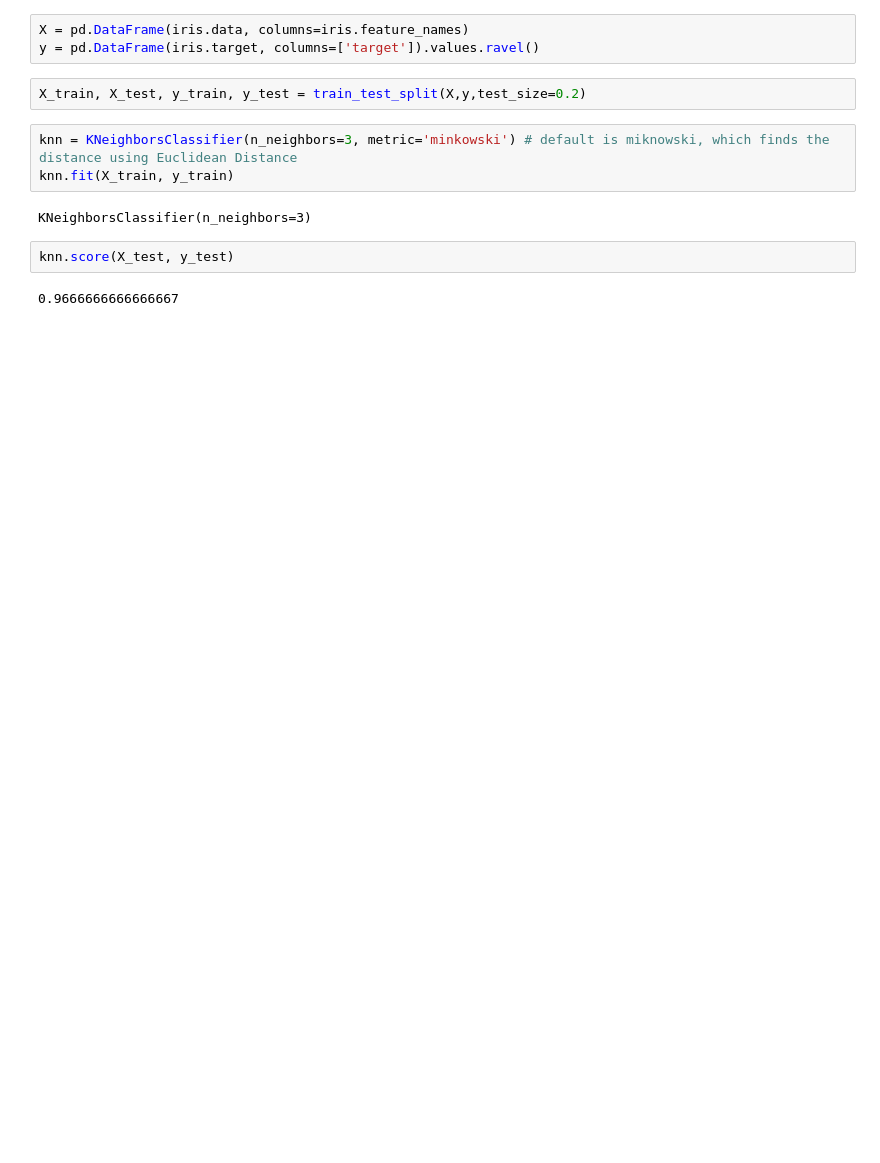
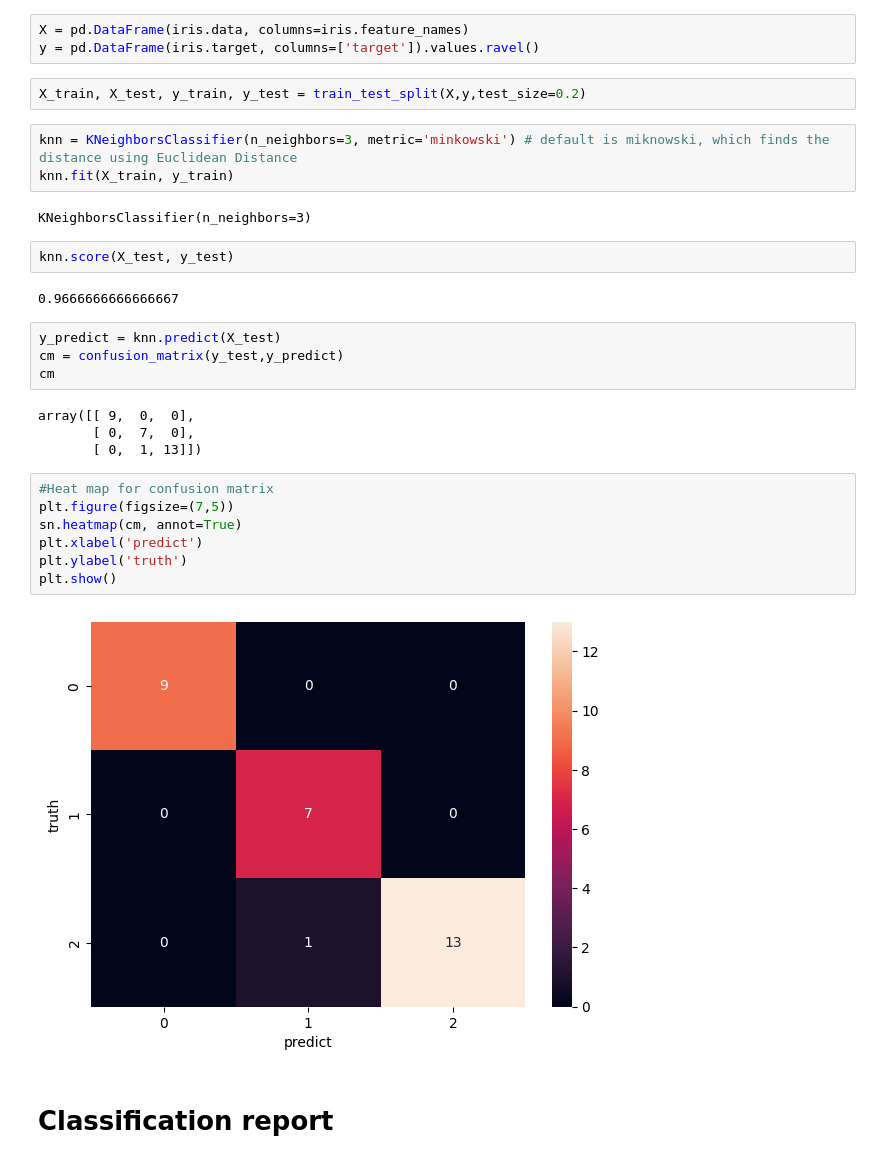
Before and after one commit to sbborusu/530pm_Agentic_Ai_Batch_7thApril, a Jupyter notebook: CB_KNN_Classification.ipynb, the cells around one changed output. Saved outputs shown, nothing was run; the diff lists cells and outputs as text; blank space fills up the shorter version.

```diff
--- a/CB_KNN_Classification.ipynb
+++ b/CB_KNN_Classification.ipynb
@@ -21,3 +24,22 @@ KNeighborsClassifier(n_neighbors=3)
 knn.score(X_test, y_test)
 # %% [output]
 0.9666666666666667
+# %%
+y_predict = knn.predict(X_test)
+cm = confusion_matrix(y_test,y_predict)
+cm
+# %% [output]
+array([[ 9,  0,  0],
+       [ 0,  7,  0],
+       [ 0,  1, 13]])
+# %%
+#Heat map for confusion matrix
+plt.figure(figsize=(7,5))
+sn.heatmap(cm, annot=True)
+plt.xlabel('predict')
+plt.ylabel('truth')
+plt.show()
+# %% [output]
+[figure, added]
+# %% [markdown]
+# Classification report
```
Also changed, not shown: parts of 2 cells of this notebook.
